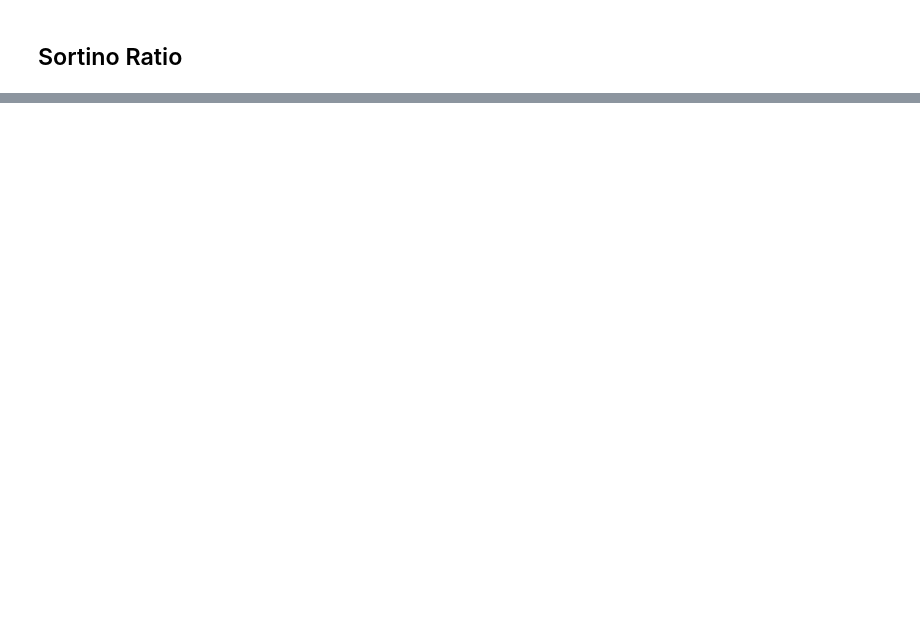
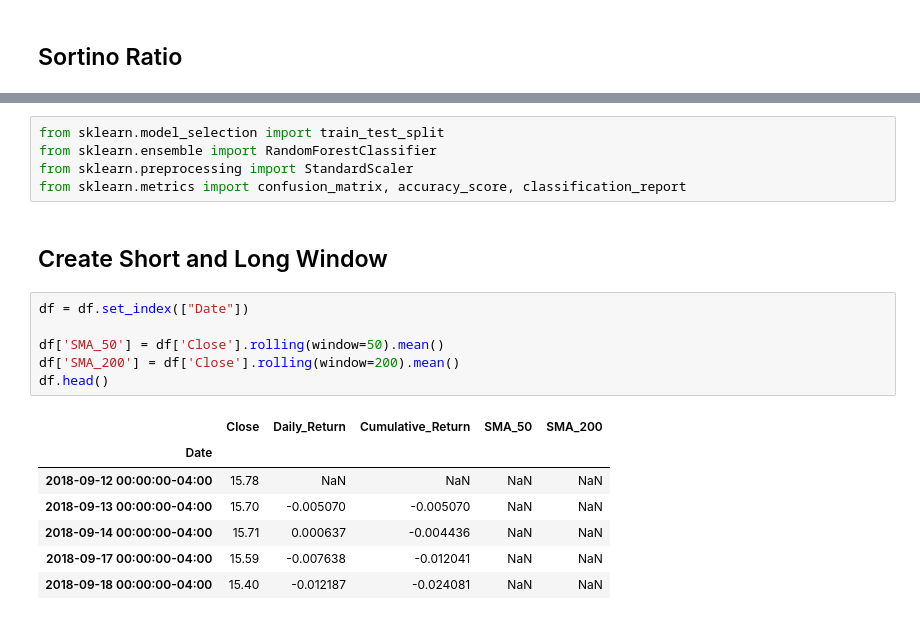
Before and after one commit to amirctech/Financial-Analysis-of-Real-Estate-Stocks, a Jupyter notebook: Farmland Portfolio.ipynb, the cells around one changed output, grey strips where cells are left out. Drawn from its saved outputs; the diff is of its cells as text; blank space fills up the shorter version.

```diff
--- a/Farmland Portfolio.ipynb
+++ b/Farmland Portfolio.ipynb
@@ -150,0 +154,21 @@ print(sortino_ratio)
+# %%
+from sklearn.model_selection import train_test_split
+from sklearn.ensemble import RandomForestClassifier
+from sklearn.preprocessing import StandardScaler
+from sklearn.metrics import confusion_matrix, accuracy_score, classification_report
+# %% [markdown]
+## Create Short and Long Window
+# %%
+df = df.set_index(["Date"])
+
+df['SMA_50'] = df['Close'].rolling(window=50).mean()
+df['SMA_200'] = df['Close'].rolling(window=200).mean()
+df.head()
+# %% [output]
+|  | Close | Daily_Return | Cumulative_Return | SMA_50 | SMA_200 |
+| Date |  |  |  |  |  |
+| 2018-09-12 00:00:00-04:00 | 15.78 | NaN | NaN | NaN | NaN |
+| 2018-09-13 00:00:00-04:00 | 15.70 | -0.005070 | -0.005070 | NaN | NaN |
+| 2018-09-14 00:00:00-04:00 | 15.71 | 0.000637 | -0.004436 | NaN | NaN |
+| 2018-09-17 00:00:00-04:00 | 15.59 | -0.007638 | -0.012041 | NaN | NaN |
+| 2018-09-18 00:00:00-04:00 | 15.40 | -0.012187 | -0.024081 | NaN | NaN |
```
Also changed, not shown: parts of 16 cells of this notebook.
